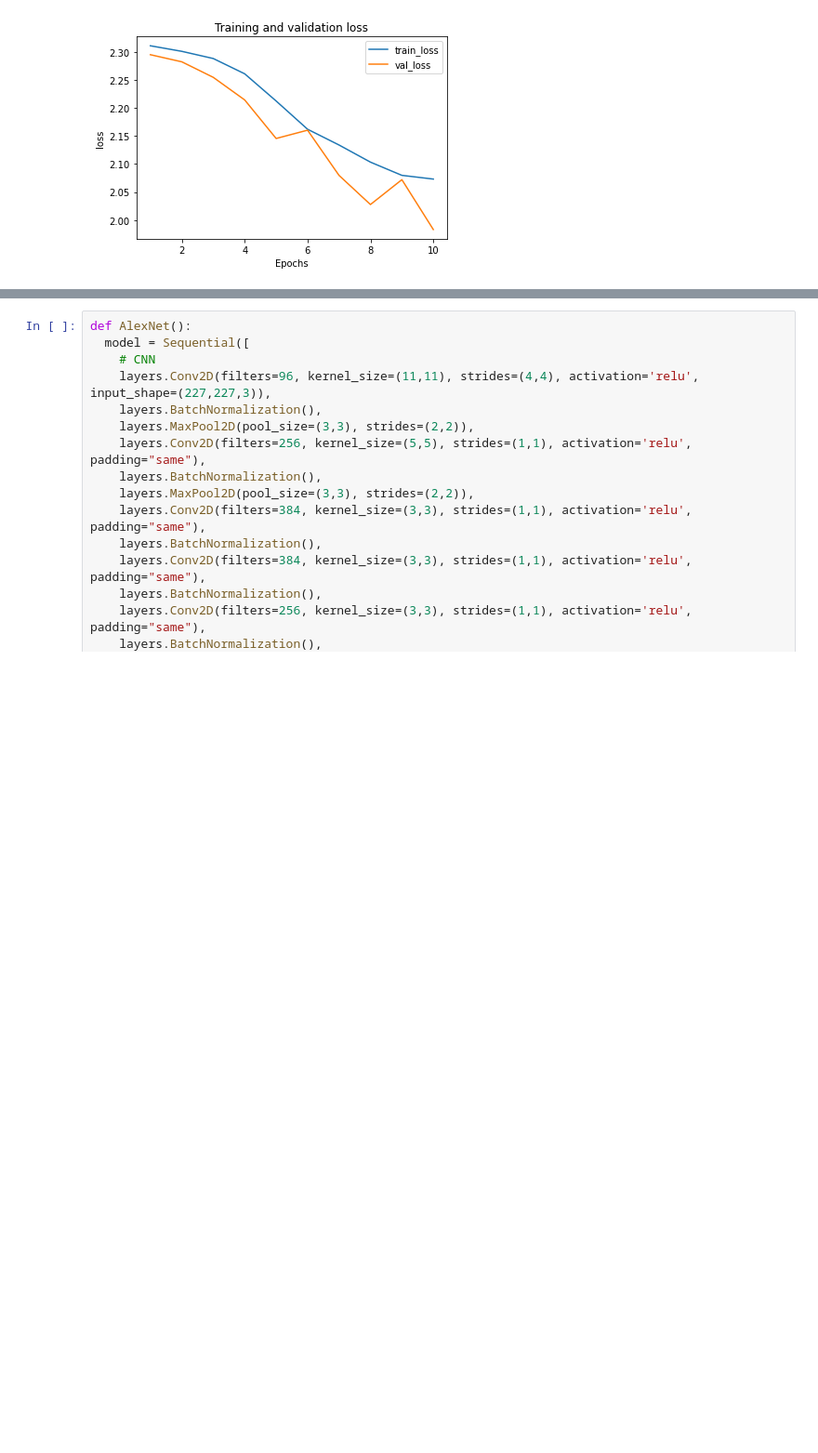
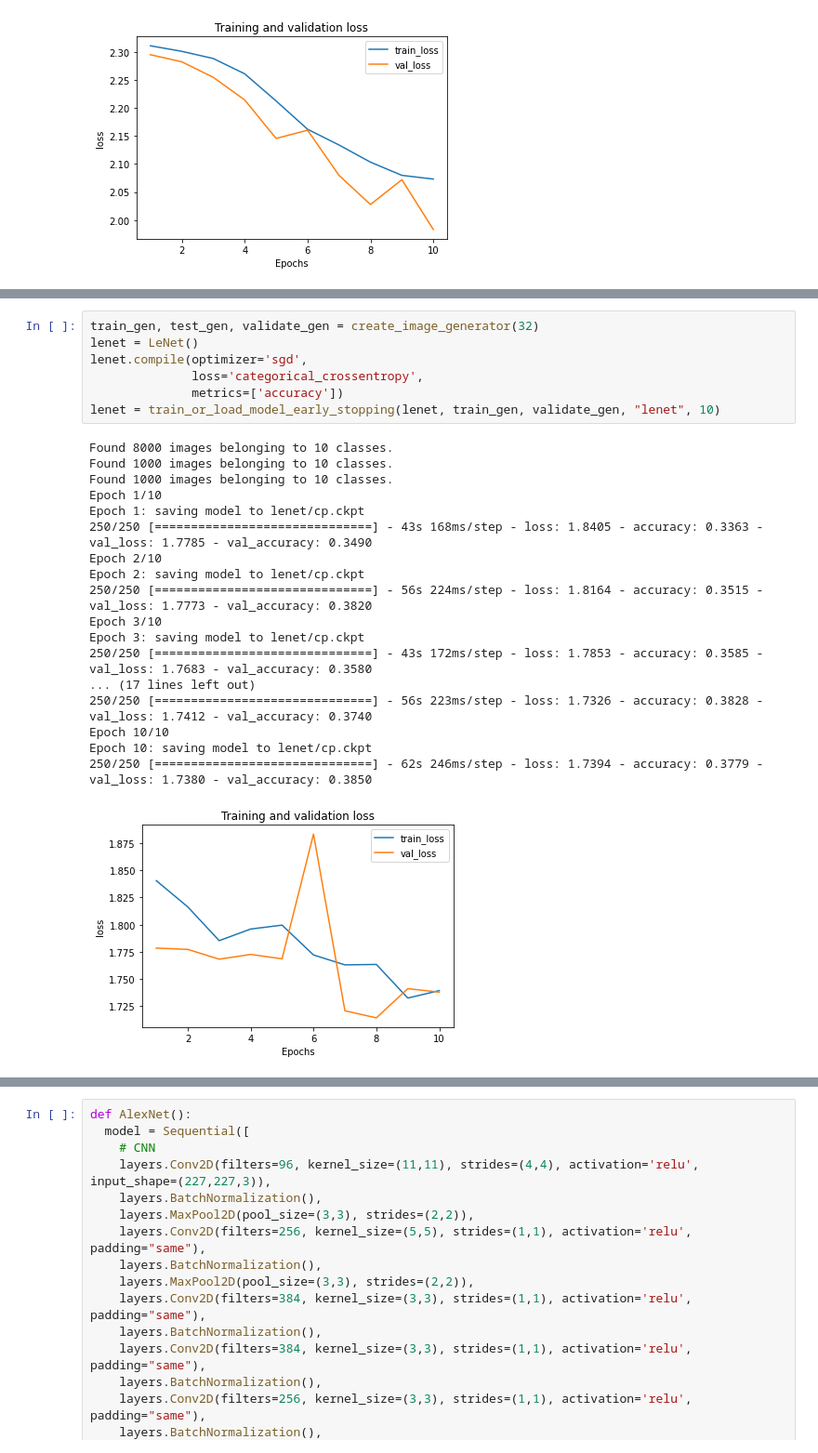
Before and after one commit to hockyy/food-101-mlcv, a Jupyter notebook: FoodHockyExplore.ipynb, the cells around one changed output, grey strips where cells are left out. Shown at 93% size. Saved outputs shown, nothing was run; the diff lists cells and outputs as text; blank space fills up the shorter version.

```diff
--- a/FoodHockyExplore.ipynb
+++ b/FoodHockyExplore.ipynb
@@ -278,3 +297,29 @@ Epoch 10: saving model to lenet/cp.ckpt
+# %%
+train_gen, test_gen, validate_gen = create_image_generator(32)
+lenet = LeNet()
+lenet.compile(optimizer='sgd',
+              loss='categorical_crossentropy',
+              metrics=['accuracy'])
+lenet = train_or_load_model_early_stopping(lenet, train_gen, validate_gen, "lenet", 10)
+# %% [output]
+Found 8000 images belonging to 10 classes.
+Found 1000 images belonging to 10 classes.
+Found 1000 images belonging to 10 classes.
+Epoch 1/10
+Epoch 1: saving model to lenet/cp.ckpt
+250/250 [==============================] - 43s 168ms/step - loss: 1.8405 - accuracy: 0.3363 - val_loss: 1.7785 - val_accuracy: 0.3490
+Epoch 2/10
+Epoch 2: saving model to lenet/cp.ckpt
+250/250 [==============================] - 56s 224ms/step - loss: 1.8164 - accuracy: 0.3515 - val_loss: 1.7773 - val_accuracy: 0.3820
+Epoch 3/10
+Epoch 3: saving model to lenet/cp.ckpt
+250/250 [==============================] - 43s 172ms/step - loss: 1.7853 - accuracy: 0.3585 - val_loss: 1.7683 - val_accuracy: 0.3580
+... (17 lines left out)
+250/250 [==============================] - 56s 223ms/step - loss: 1.7326 - accuracy: 0.3828 - val_loss: 1.7412 - val_accuracy: 0.3740
+Epoch 10/10
+Epoch 10: saving model to lenet/cp.ckpt
+250/250 [==============================] - 62s 246ms/step - loss: 1.7394 - accuracy: 0.3779 - val_loss: 1.7380 - val_accuracy: 0.3850
+[figure, added]
 # %%
 predict_and_assess_model(lenet, test_gen)
 # %% [output]
```
Also changed, not shown: parts of 6 cells of this notebook.
